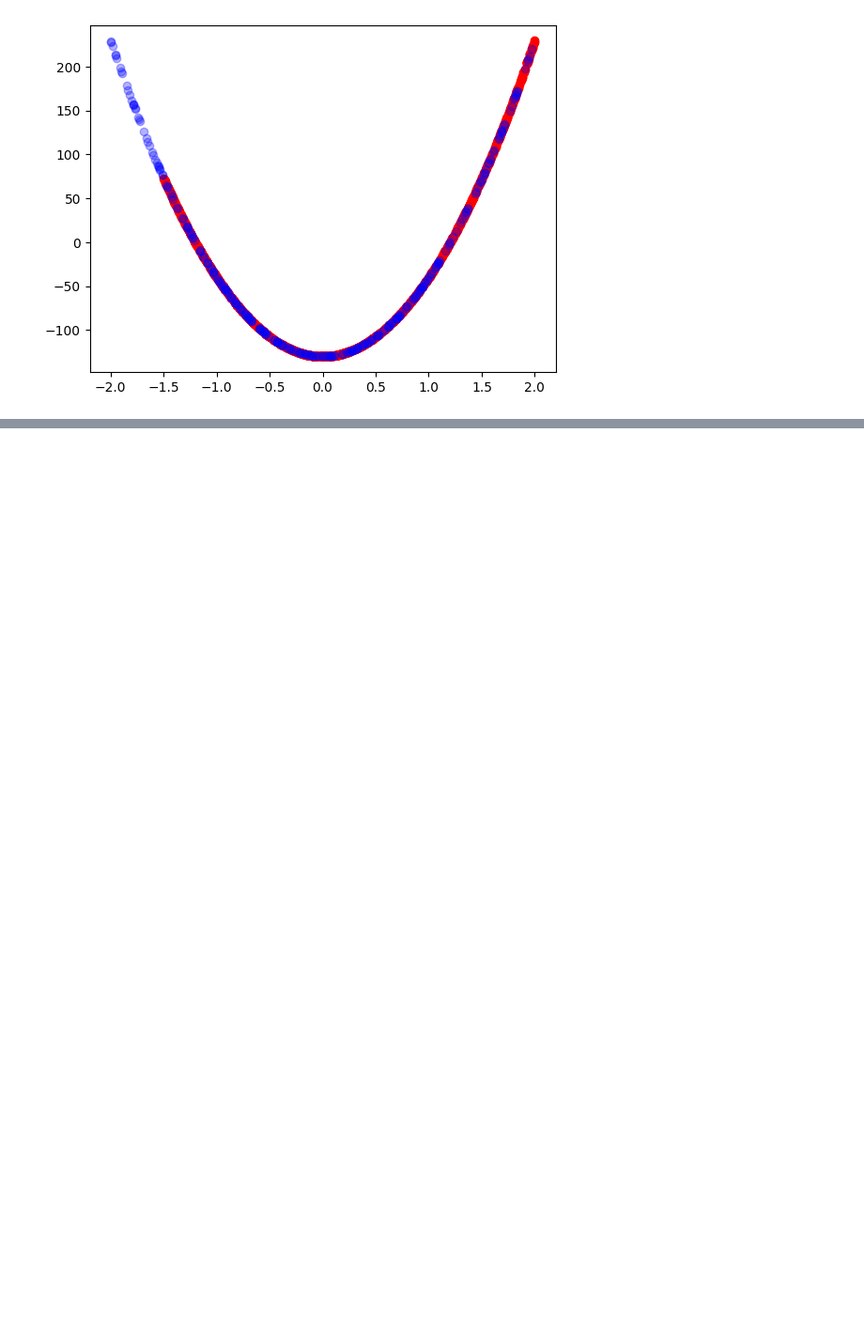
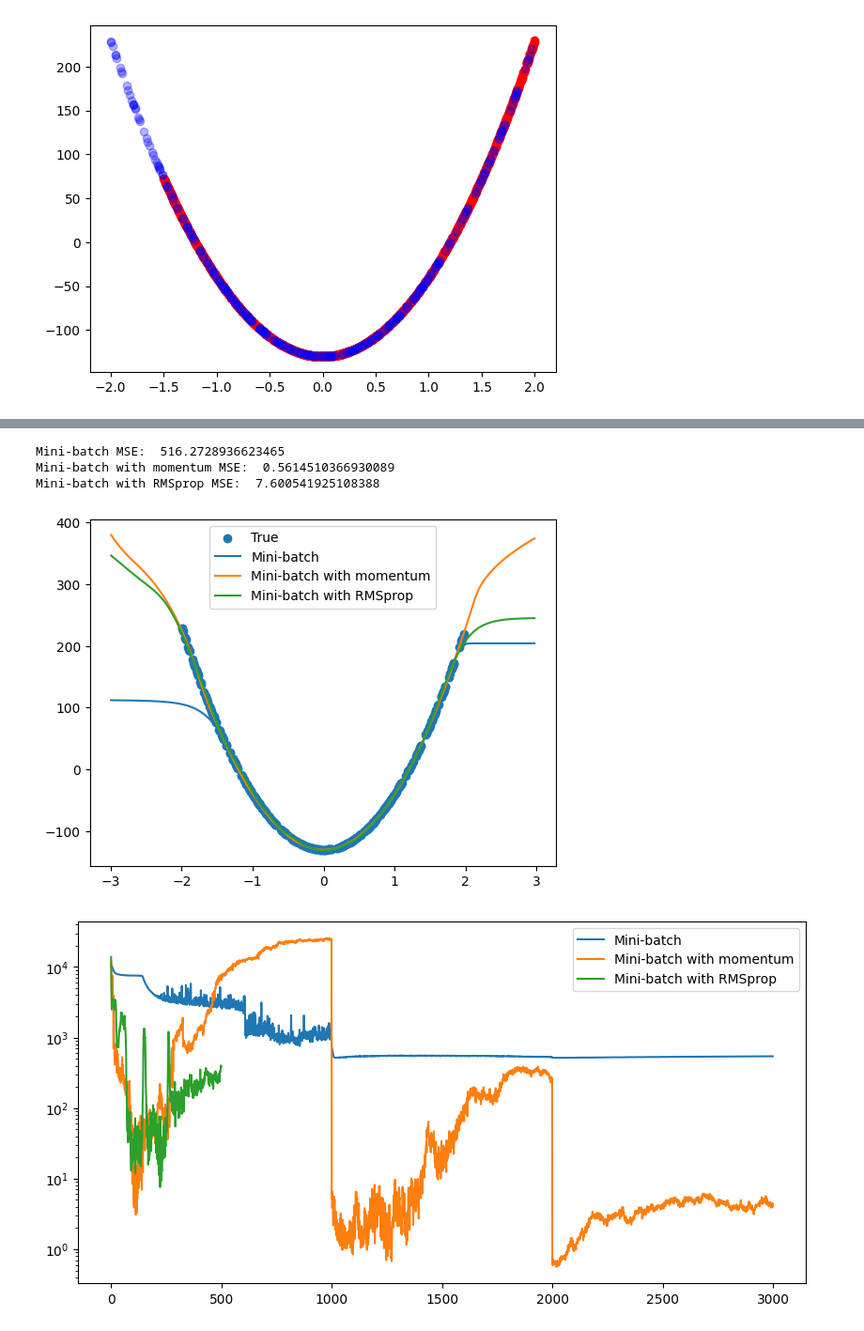
Before and after one commit to wojcikbart/NeuralNetworks, a Jupyter notebook: nn3/nn3.ipynb, the cells around one changed output, grey strips where cells are left out. Shown at 94% size. Cells and saved outputs as stored; diff of their text form; code cells hidden in the pictures; blank space fills up the shorter version.

```diff
--- a/nn3/nn3.ipynb
+++ b/nn3/nn3.ipynb
@@ -180,0 +218,11 @@ MSE for mini-batch:  475.18706817576293
+# %%
+nn_square_momentum = NeuralNetwork(X_square_train,y_square_train, [1, 100, 1], activation_fun='sigmoid')
+
+batch = 1
+
+history_square_momentum = nn_square_momentum.train(learning_rate=0.01, epochs=int(1e3), validation_data=(X_square_test, y_square_test)
+                                             , mini_batch=True, batch_size=batch, momentum=0.6, report_interval=10)
+history_square_momentum = nn_square_momentum.train(learning_rate=0.005, epochs=int(1e3), validation_data=(X_square_test, y_square_test),
+                                              mini_batch=True, batch_size=batch, momentum=0.6, report_interval=10)
+history_square_momentum = nn_square_momentum.train(learning_rate=0.002, epochs=int(1e3), validation_data=(X_square_test, y_square_test),
+                                              mini_batch=True, batch_size=batch, momentum=0.6, report_interval=10)
@@ -180,0 +247,32 @@ MSE for mini-batch:  475.18706817576293
+# %%
+y_pred_batch = nn_square_batch.predict(X_square_test)
+y_pred_momentum = nn_square_momentum.predict(X_square_test)
+y_pred_rmsprop = nn_square_rmsprop.predict(X_square_test)
+
+print("Mini-batch MSE: ", np.mean((y_square_test - y_pred_batch) ** 2))
+print("Mini-batch with momentum MSE: ", np.mean((y_square_test - y_pred_momentum) ** 2))
+print("Mini-batch with RMSprop MSE: ", np.mean((y_square_test - y_pred_rmsprop) ** 2))
+
+x = np.linspace(min(X_square_test) - 1, max(X_square_test) + 1, 100).reshape(-1, 1)
+
+plt.scatter(X_square_test, y_square_test, label="True")
+plt.plot(x, nn_square_batch.predict(x), label="Mini-batch")
+plt.plot(x, nn_square_momentum.predict(x), label="Mini-batch with momentum")
+plt.plot(x, nn_square_rmsprop.predict(x), label="Mini-batch with RMSprop")
+plt.legend()
+plt.show()
+
+# loss history plot
+plt.figure(figsize=(10, 5))
+plt.plot(history_square_batch, label='Mini-batch')
+plt.plot(history_square_momentum, label='Mini-batch with momentum')
+plt.plot(history_square_rmsprop, label='Mini-batch with RMSprop')
+plt.yscale('log')
+plt.legend()
+plt.show()
+# %% [output]
+Mini-batch MSE:  516.2728936623465
+Mini-batch with momentum MSE:  0.5614510366930089
+Mini-batch with RMSprop MSE:  7.600541925108388
+[figure, added]
+[figure, added]
```
Also changed, not shown: parts of 14 cells of this notebook, 1 other file.
